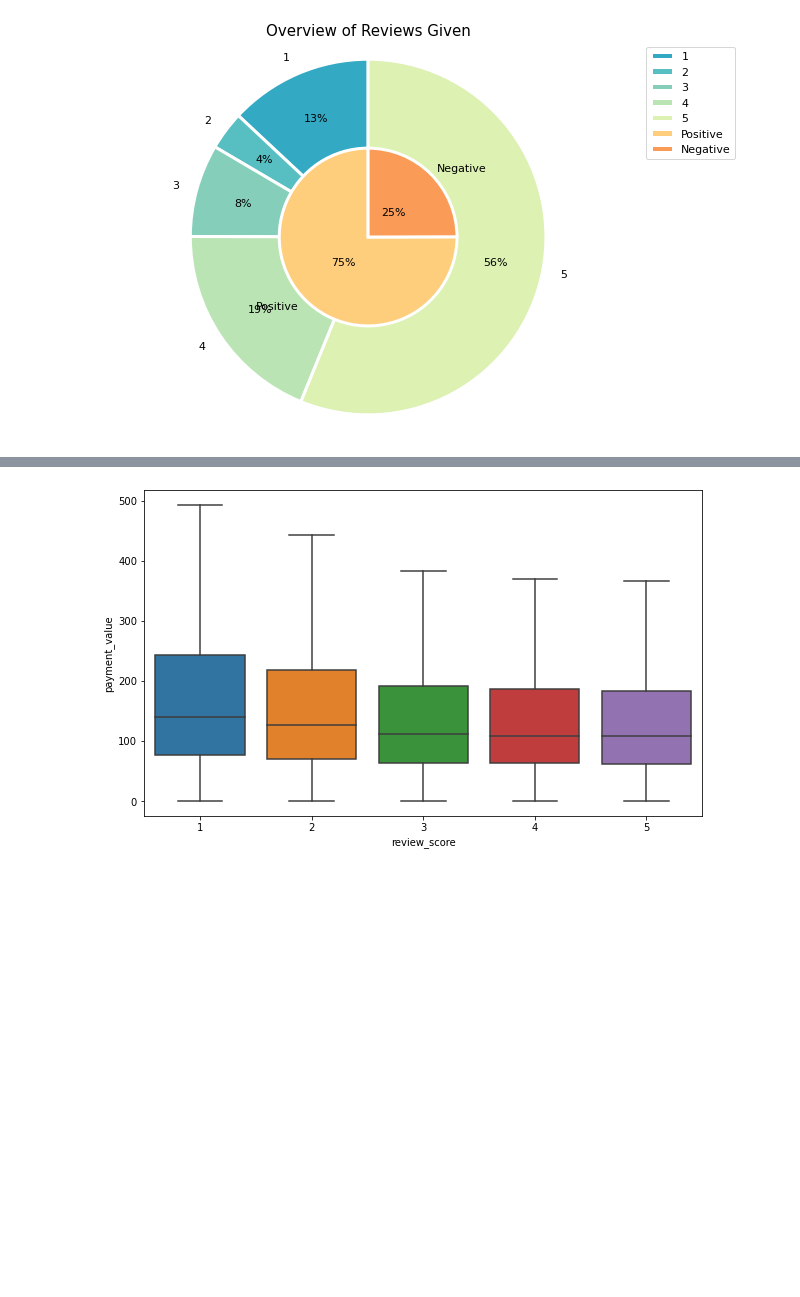
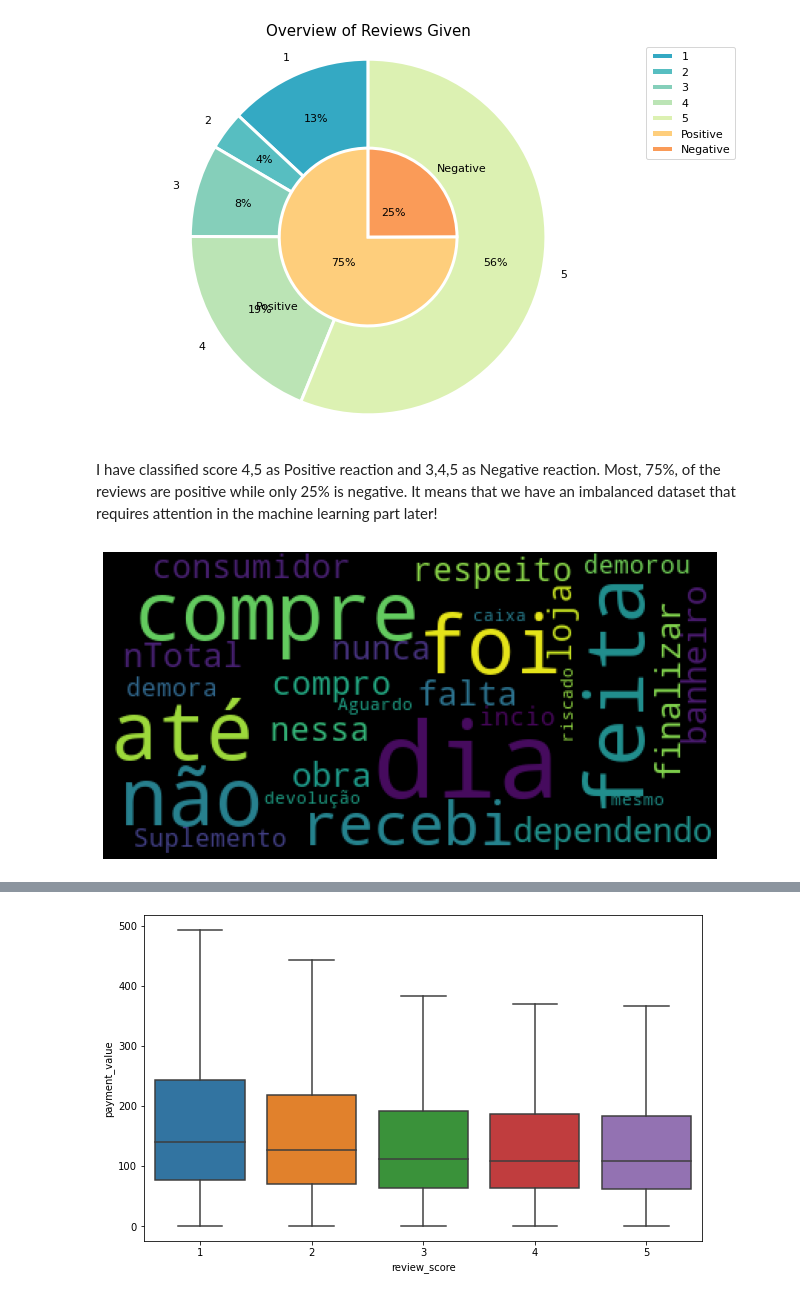
Before and after one commit to miji-lee-kr/Customer_Satisfaction_Rate_Analysis, a Jupyter notebook: Review_Score_Analysis.ipynb, the cells around one changed output, grey strips where cells are left out. Saved outputs shown, nothing was run; the diff lists cells and outputs as text; code cells hidden in the pictures; blank space fills up the shorter version.

```diff
--- a/Review_Score_Analysis.ipynb
+++ b/Review_Score_Analysis.ipynb
@@ -167,3 +168,22 @@ plt.title("Overview of Reviews Given", size = 15)
 plt.tight_layout();
 # %% [output]
 [figure]
+# %% [markdown]
+I have classified score 4,5 as Positive reaction and 3,4,5 as Negative reaction.
+Most, 75%, of the reviews are positive while only 25% is negative. It means that we have an imbalanced dataset that requires attention in the machine learning part later!
+# %%
+stopwords = {'para', 'mas', 'do', 'e', 'em','um','dezembro','produtos', 'uma', 'todos', "NA'",'lado', 'estou', 'pra', 'ou','de', 'o', 'a', 'no', 'nan', 'Quero', 'ate','os','NA',
+             'quase', 'produto','vieram','aqui', 'veio', 'mes', 'so', 'ano', 'eu', 'un', 'dizer', "un'",'acabou', 'contudo','outro', 'nQuer','pois','chegar','passado', "outro'",
+            'unidades', 'hoje', 'r', 'n', 'comprei', 'que', 'apos', 'mais', 'apos', 'tive', 'com', 'meu', 'q', 'boa', 'fizerao', 'isso', 'dele', 'mim', '200g', 'vida', 'compra',
+            'lannister', 'seja', 'aumentei', 'valor', 'universal', 'creatina', 'dá', 'Daí', 'só', 'sem','Estão', 'além', 'chegaria', 'demais'}
+
+below_3 = df[df['review_score']<3]
+text = below_3['review_comment_message'].values
+wordcloud = WordCloud(stopwords=stopwords)
+wordcloud = wordcloud.generate(str(text))
+plt.figure(figsize = (11,14))
+plt.imshow(wordcloud)
+plt.axis("off")
+plt.show()
+# %% [output]
+[figure, added]
```
Also changed, not shown: parts of 130 cells of this notebook.
